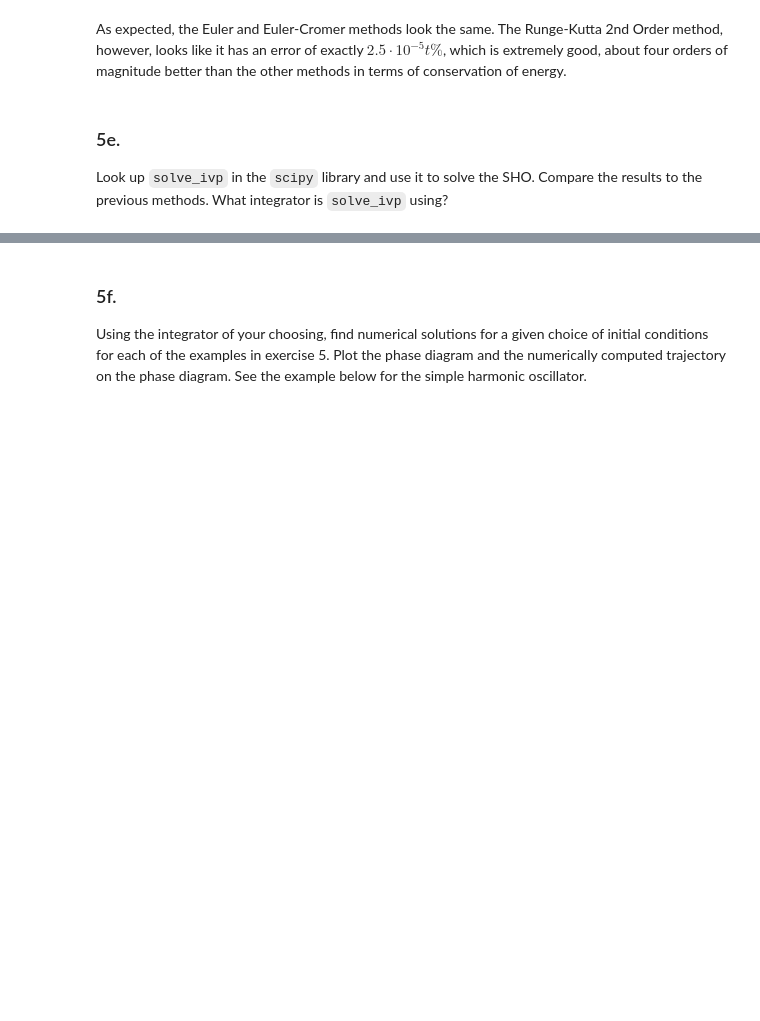
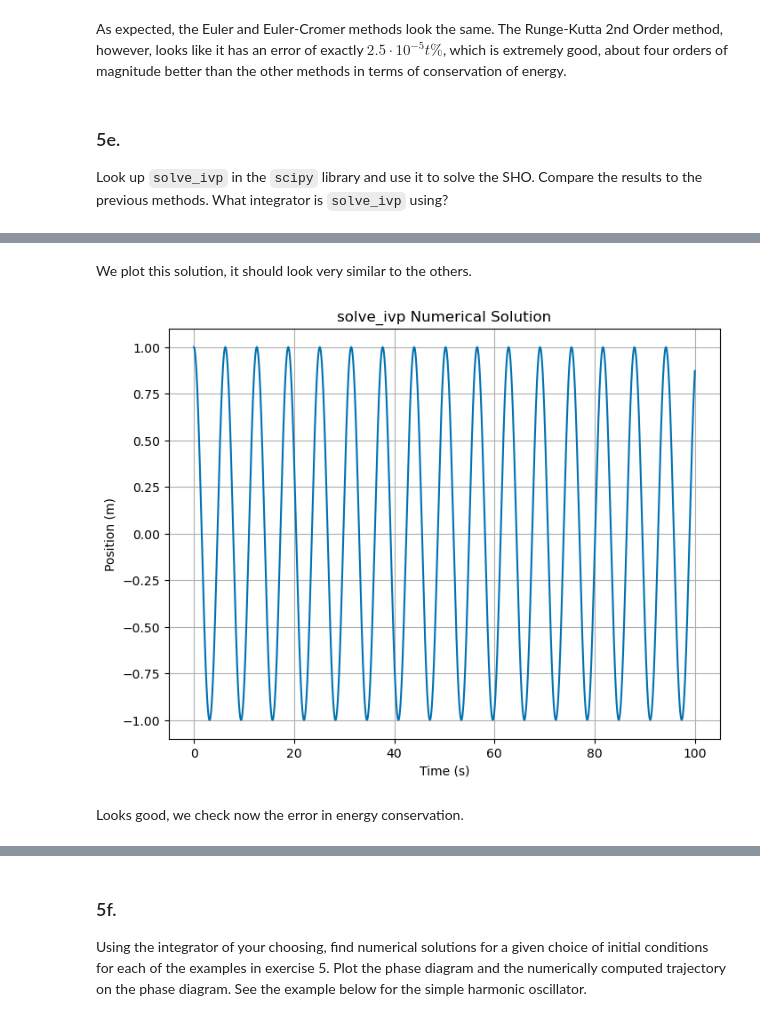
Before and after one commit to BruhddyTheThird/ProfCPisGoatedLib, a Jupyter notebook: HW V.ipynb, the cells around one changed output, grey strips where cells are left out. Saved outputs shown, nothing was run; the diff lists cells and outputs as text; code cells hidden in the pictures; blank space fills up the shorter version.

```diff
--- a/HW V.ipynb
+++ b/HW V.ipynb
@@ -568,0 +582,22 @@ Look up `solve_ivp` in the `scipy` library and use it to solve the SHO. Compare
+# %%
+t_pts = np.arange(t0,tf,dt)
+t_range = (t0,tf)
+init_conds = [1,0]
+def eqs(t,curr,omega=1): #we need t as the first parameter for solve_ivp
+    x,v = curr #gets the current values of x and v.
+    return [v,-omega**2*x]
+res = scipy.solve_ivp(eqs, (0,100), init_conds, t_eval=t_pts)
+# %% [markdown]
+We plot this solution, it should look very similar to the others.
+# %%
+plt.figure(figsize=(8,6))
+plt.plot(res.t, res.y[0,:]) #y[0] is the positon array, and y[1] is the velocity array.
+plt.title("solve_ivp Numerical Solution") #Now lets see scipy's business card.
+plt.xlabel("Time (s)")
+plt.ylabel("Position (m)")
+plt.grid()
+plt.show()
+# %% [output]
+[figure, added]
+# %% [markdown]
+Looks good, we check now the error in energy conservation.
```
Also changed, not shown: parts of 8 cells of this notebook.
